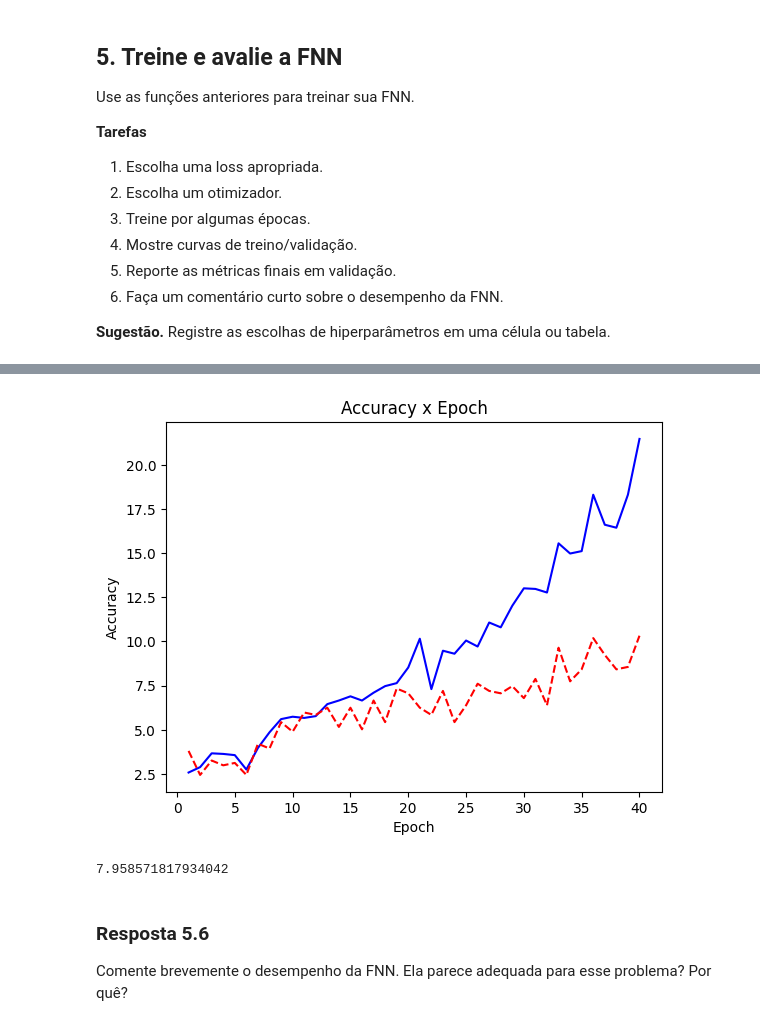
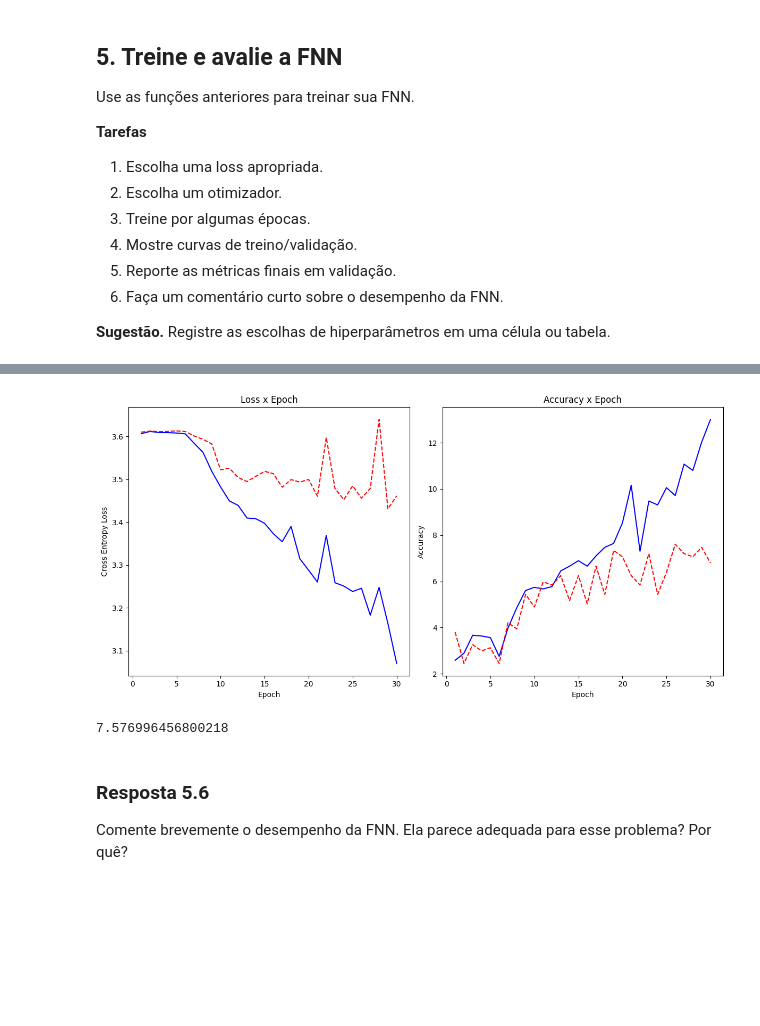
Before and after one commit to tainadrumond/impatech, a Jupyter notebook: aprendizado_de_maquina2/trabalho1/classificacao_com_cnn.ipynb, the cells around one changed output, grey strips where cells are left out. Drawn from its saved outputs; the diff is of its cells as text; code cells hidden in the pictures; blank space fills up the shorter version.

```diff
--- a/aprendizado_de_maquina2/trabalho1/classificacao_com_cnn.ipynb
+++ b/aprendizado_de_maquina2/trabalho1/classificacao_com_cnn.ipynb
@@ -380,14 +379,34 @@ def evaluate(model, loader, criterion, device):
 # %% [markdown]
 ### Resposta 4.3
 # %%
-def fit(model, train_loader, val_loader, optimizer, criterion, device, epochs, scheduler=None, verbose=True):
+def plot_evaluation(epochs, train_loss_hist, train_accuracy_hist, val_loss_hist, val_accuracy_hist):
+    epoch_range = range(1, epochs+1)
+    fig = plt.figure(figsize=(12, 6))
+
+    ax = fig.add_subplot(1, 2, 1)
+    ax.plot(epoch_range, train_loss_hist, label="Train loss", color="blue", linestyle="-")
+    ax.plot(epoch_range, val_loss_hist, label="Validation loss", color="red", linestyle="--")
+    ax.set_title("Loss x Epoch")
+    ax.set_xlabel("Epoch")
+    ax.set_ylabel("Cross Entropy Loss")
+
+    ax = fig.add_subplot(1, 2, 2)
+    ax.plot(epoch_range, train_accuracy_hist, label="Train accuracy", color="blue", linestyle="-")
+    ax.plot(epoch_range, val_accuracy_hist, label="Validation accuracy", color="red", linestyle="--")
+    ax.set_title("Accuracy x Epoch")
+    ax.set_xlabel("Epoch")
+    ax.set_ylabel("Accuracy")
+
+    plt.tight_layout()
+    plt.show()
+
+def fit(model, train_loader, val_loader, optimizer, criterion, device, epochs, scheduler=None):
     train_loss_hist = []
     val_loss_hist = []
     train_accuracy_hist = []
     val_accuracy_hist = []
 
-    pbar = tqdm(range(epochs))
-    for i in pbar:
+    for i in range(epochs):
         train_one_epoch(model, train_loader, optimizer, criterion, device)
 
         train_loss, train_accuracy = evaluate(model, train_loader, criterion, device)
@@ -398,11 +417,7 @@ def fit(model, train_loader, val_loader, optimizer, criterion, device, epochs, s
         val_loss_hist.append(val_loss)
         val_accuracy_hist.append(val_accuracy)
 
-        print(
-            f"Loss em treino: {train_loss}\n"
-            f"Acurácia em treino: {train_accuracy}, "
-            f"Acurácia em validação: {val_accuracy}"
-        )
+        print(f"{i+1}/{epochs} --- loss: {train_loss} | acc treino: {train_accuracy} | acc val: {val_accuracy}")
 
     return train_loss_hist, train_accuracy_hist, val_loss_hist, val_accuracy_hist
 # %% [markdown]
@@ -434,7 +449,7 @@ model = SimpleFNN().to(device)
 criterion = nn.CrossEntropyLoss()
 optimizer = optim.Adam(model.parameters())
 # %%
-epochs = 50
+epochs = 30
 train_loss_hist, train_accuracy_hist, val_loss_hist, val_accuracy_hist = \
 fit(model, train_loader, val_loader, optimizer, criterion, device, epochs)
 # %% [output]
@@ -477,18 +473,13 @@ plt.show()
-# %%
-plt.title("Accuracy x Epoch")
-plt.xlabel("Epoch")
-plt.ylabel("Accuracy")
-plt.plot(epoch_range, train_accuracy_hist, label="Train accuracy", color="blue", linestyle="-")
-plt.plot(epoch_range, val_accuracy_hist, label="Validation accuracy", color="red", linestyle="--")
-plt.show()
-# %% [output]
-[figure, removed]
+# %%
+plot_evaluation(epochs, train_loss_hist, train_accuracy_hist, val_loss_hist, val_accuracy_hist)
+# %% [output]
+[figure, added]
 # %%
 # Desempenho em teste
 _, test_accuracy = evaluate(model, test_loader, criterion, device)
 print(test_accuracy)
 # %% [output]
-7.958571817934042
+7.576996456800218
 # %% [markdown]
 ### Resposta 5.6
 
```
Also changed, not shown: parts of 31 cells of this notebook.
